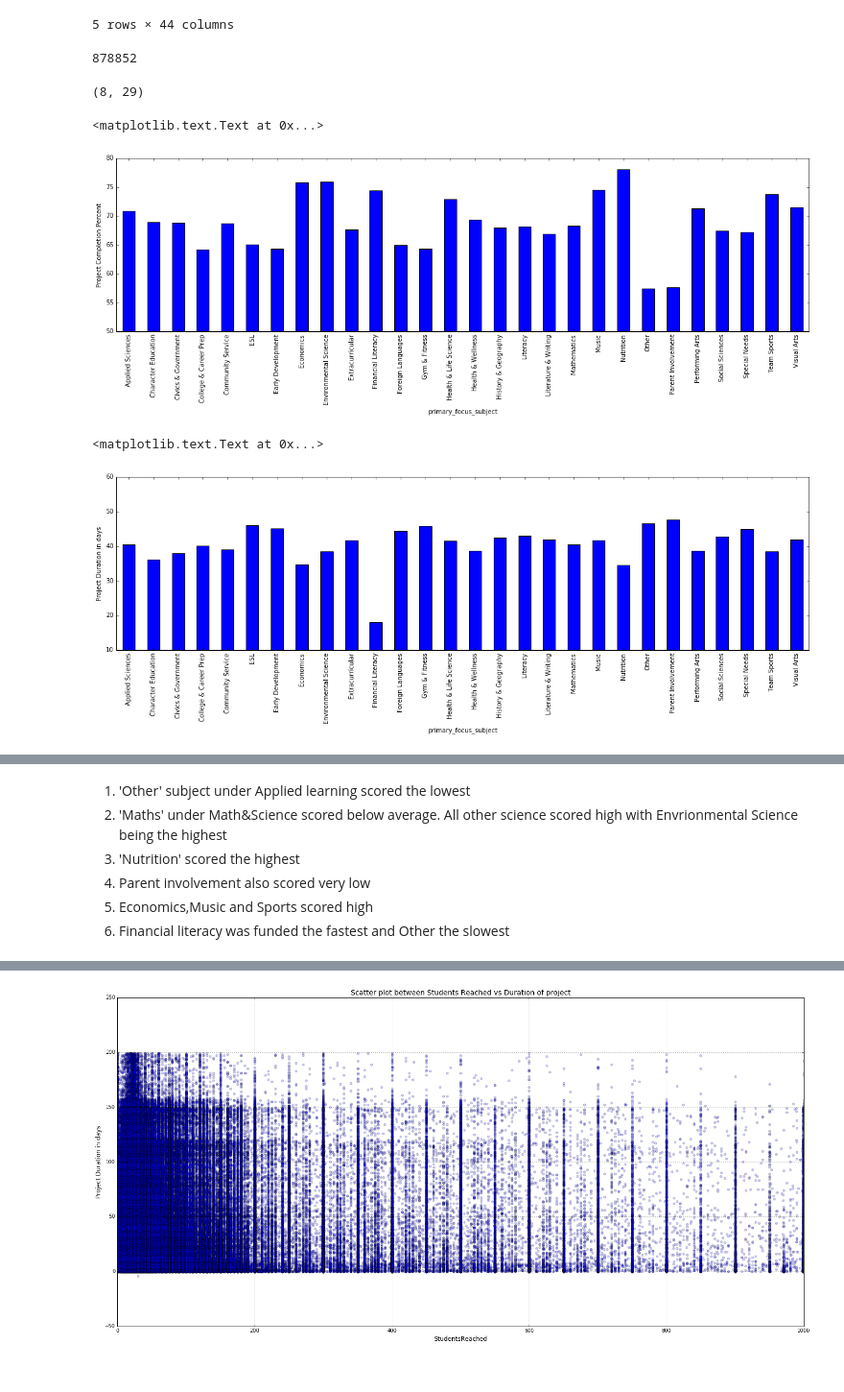
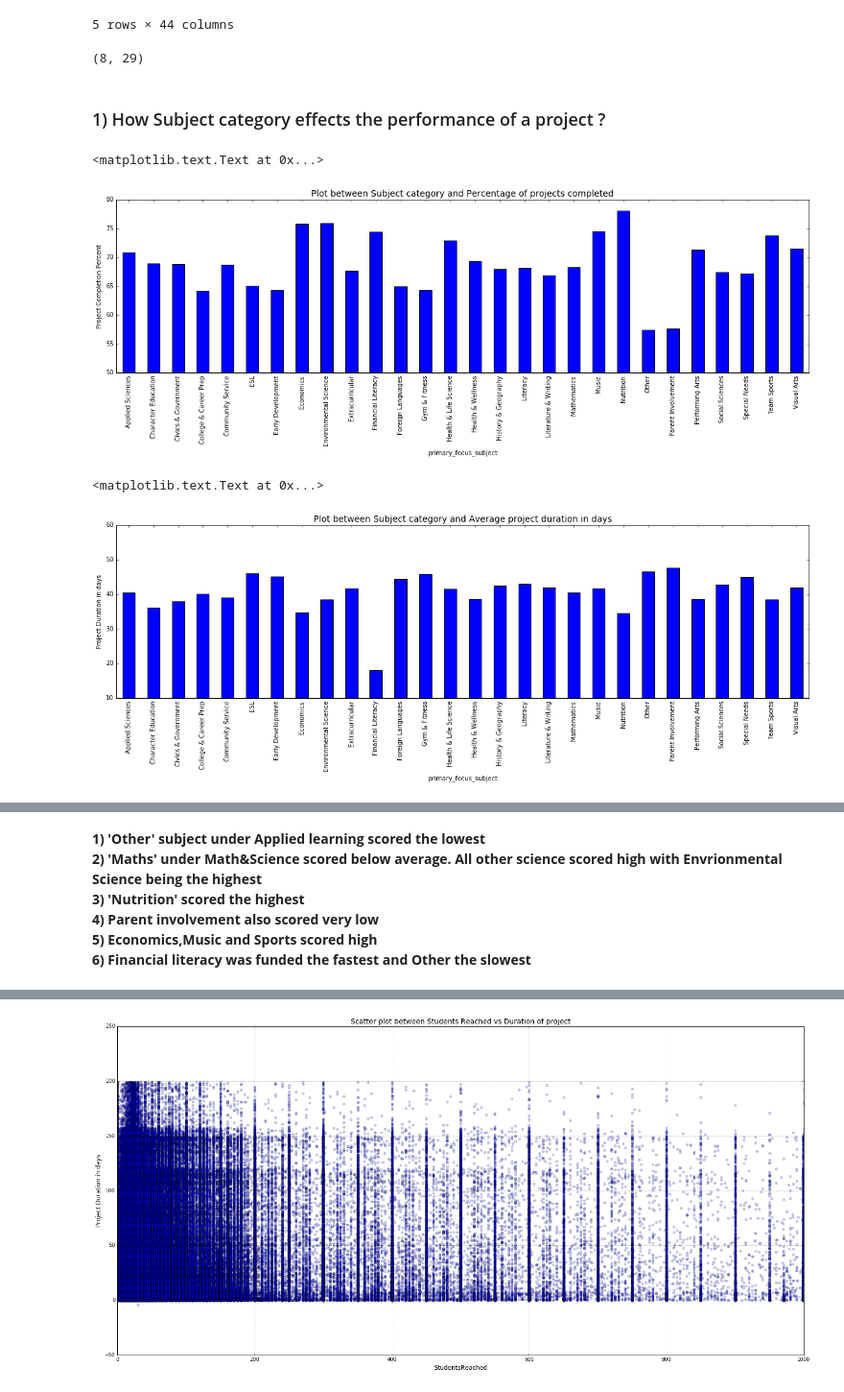
Before and after one commit to Naveed1842/data-science-intensive-2, a Jupyter notebook: Donor-Choose-Project/ProjectsOnly_DataExploration.ipynb, the cells around one changed output, grey strips where cells are left out. Shown at 96% size. Cells and saved outputs as stored; diff of their text form; code cells hidden in the pictures.

```diff
--- a/Donor-Choose-Project/ProjectsOnly_DataExploration.ipynb
+++ b/Donor-Choose-Project/ProjectsOnly_DataExploration.ipynb
@@ -16,14 +16,12 @@ projects.tail()
 | 878850 | d5bc40d23916919df6673977cbfd4579 | 40eba7b869412b001ea603009ef9afda | 7d23b9c47d4b01c33e59617d6cc2221c | NaN | 33.032644 | -80.237674 | Summerville | ... |
 | 878851 | de374459245ace7b1d4112f6ec741081 | ef44b81f8c99ff27faa74f1d6589bb15 | 85075c29b09f3a6723083b4ee962a57a | 2.912010e+11 | 38.752922 | -90.313082 | Ferguson | ... |
 5 rows × 44 columns
-# %%
-len(projects)
-# %% [output]
-878852
 # %%
 area = len(projects['primary_focus_area'].drop_duplicates())
 subject = len(projects['primary_focus_subject'].drop_duplicates())
 area,subject
 # %% [output]
 (8, 29)
+# %% [markdown]
+### 1) How Subject category effects the performance of a project ?
 # %%
@@ -45,12 +43,14 @@ b = p3['project_duration_days'].mean()
 # %%
 ax = a.plot(kind='bar',figsize=(20,5), ylim=(50,80))
 ax.set_ylabel("Project Completion Percent")
+ax.set_title('Plot between Subject category and Percentage of projects completed', fontsize=14)
 # %% [output]
 <matplotlib.text.Text at 0x...>
-[figure, old version]
+[figure, new version]
 # %%
 bx = b.plot(kind='bar',figsize=(20,5), ylim=(10,60))
 bx.set_ylabel("Project Duration in days")
+bx.set_title('Plot between Subject category and Average project duration in days', fontsize=14)
 # %% [output]
 <matplotlib.text.Text at 0x...>
-[figure, old version]
+[figure, new version]
@@ -98,9 +95,9 @@ Health & Wellness        69.196774
 Character Education      68.706586
 dtype: float64
 # %% [markdown]
-1) 'Other' subject under Applied learning scored the lowest<br>
+**1) 'Other' subject under Applied learning scored the lowest<br>
 2) 'Maths' under Math&Science scored below average. All other science scored high with Envrionmental Science being the highest<br>
 3) 'Nutrition' scored the highest<br>
 4) Parent involvement also scored very low<br>
 5) Economics,Music and Sports scored high<br>
-6) Financial literacy was funded the fastest and Other the slowest
+6) Financial literacy was funded the fastest and Other the slowest**
```
Also changed, not shown: parts of 23 cells of this notebook, 2 other files.
